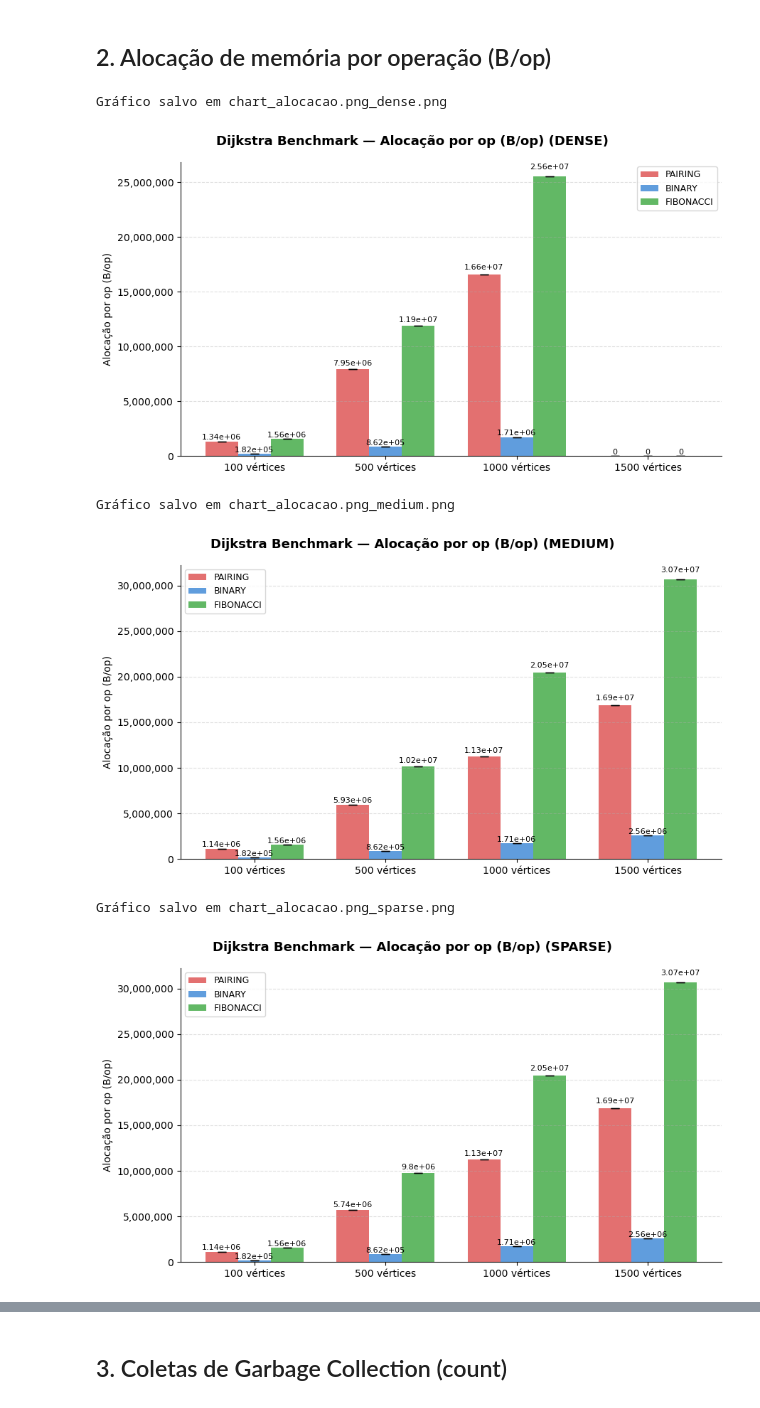
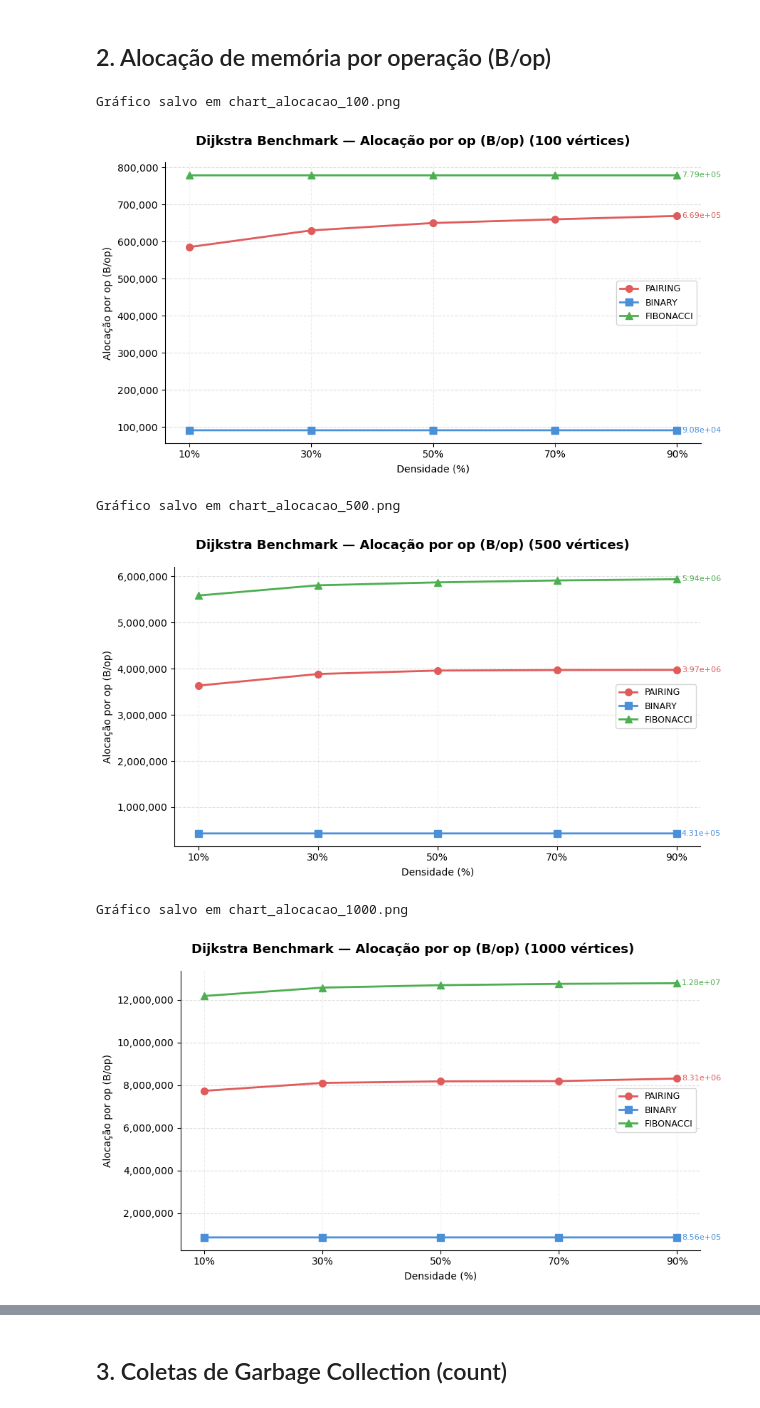
Before and after one commit to arturcatao/shortest-path-analysis, a Jupyter notebook: python/graficos.ipynb, the cells around one changed output, grey strips where cells are left out. Drawn from its saved outputs; the diff is of its cells as text; code cells hidden in the pictures.

```diff
--- a/python/graficos.ipynb
+++ b/python/graficos.ipynb
@@ -108,14 +136,14 @@ Gráfico salvo em chart_tempo.png_sparse.png
 ## 2. Alocação de memória por operação (B/op)
 # %%
 plot_metric(
-    "benchmarks.DijkstraBenchmark.runDijkstra:gc.alloc.rate.norm",
-    "Alocação por op (B/op)",
-    "chart_alocacao.png"
+    'benchmarks.DijkstraBenchmark.runDijkstra:gc.alloc.rate.norm',
+    'Alocação por op (B/op)',
+    'chart_alocacao'
 )
 # %% [output]
-Gráfico salvo em chart_alocacao.png_dense.png
+Gráfico salvo em chart_alocacao_100.png
-[figure, old version]
+[figure, new version]
-Gráfico salvo em chart_alocacao.png_medium.png
+Gráfico salvo em chart_alocacao_500.png
-[figure, old version]
+[figure, new version]
-Gráfico salvo em chart_alocacao.png_sparse.png
+Gráfico salvo em chart_alocacao_1000.png
-[figure, old version]
+[figure, new version]
```
Also changed, not shown: parts of 5 cells of this notebook, 28 other files.
